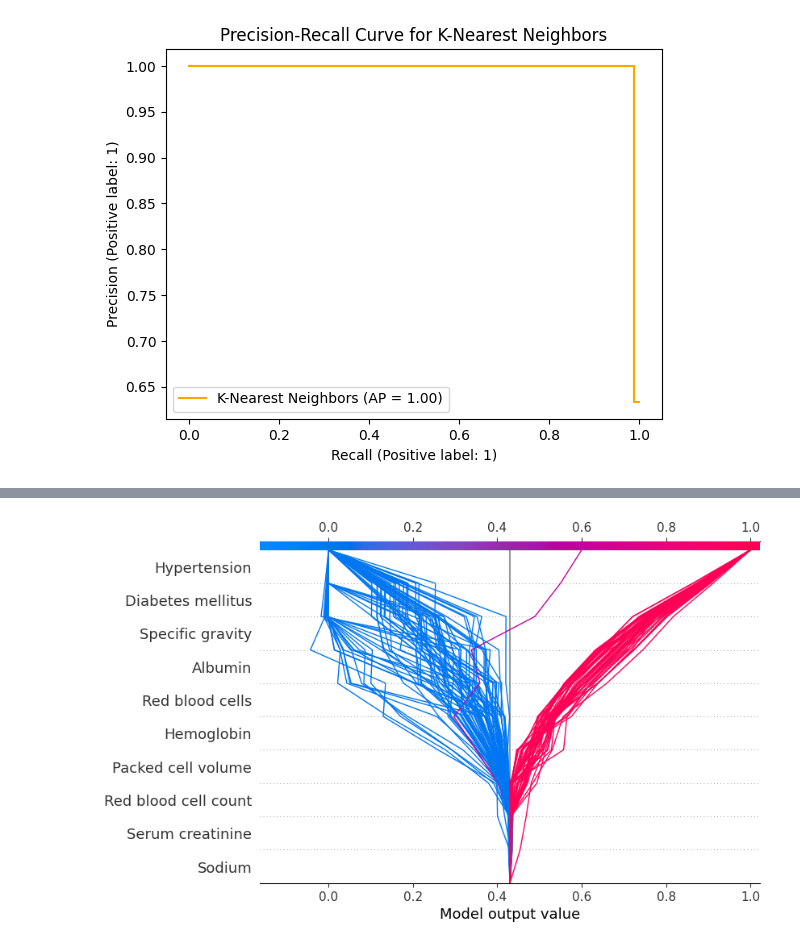
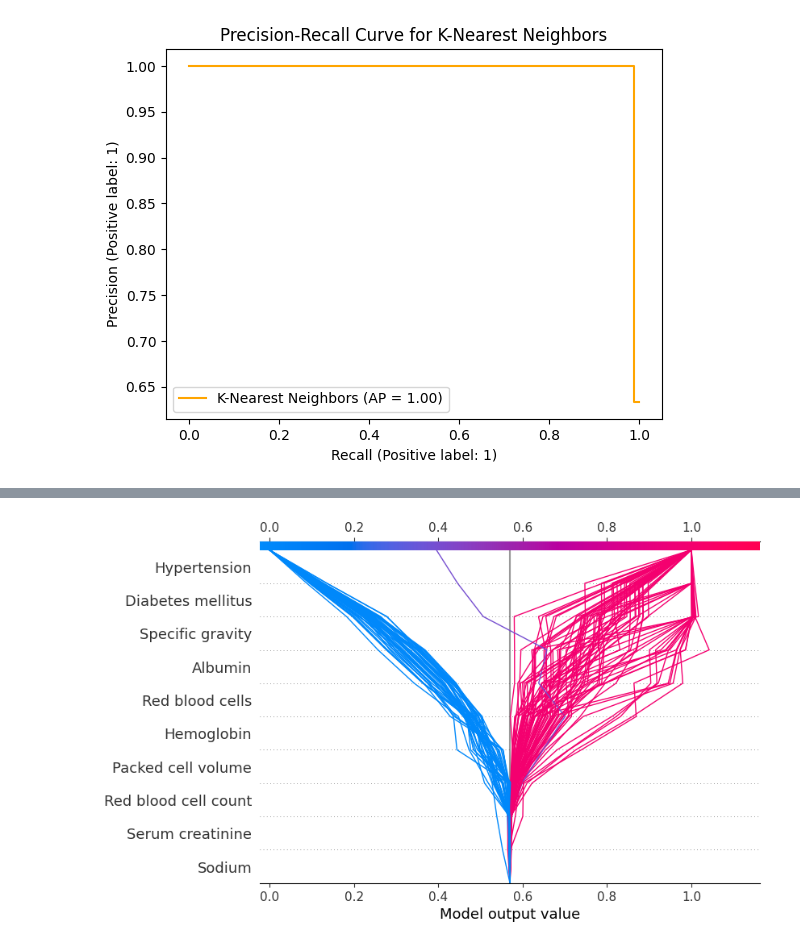
Before and after one commit to markbc7/DataHealers, a Jupyter notebook: PROJECT-CKD_1.ipynb, the cells around one changed output, grey strips where cells are left out. Drawn from its saved outputs; the diff is of its cells as text; code cells hidden in the pictures.

```diff
--- a/PROJECT-CKD_1.ipynb
+++ b/PROJECT-CKD_1.ipynb
@@ -875,4 +905,4 @@ shap.summary_plot(shap_values, X_test, feature_names=feature_columns, class_name
 # %%
-shap.decision_plot(explainer_knn.expected_value[0], shap_values[0], X_test, feature_names=feature_columns)
+shap.decision_plot(explainer_knn.expected_value[1], shap_values[1], X_test, feature_names=feature_columns)
 # %% [output]
-[figure, old version]
+[figure, new version]
```
Also changed, not shown: parts of 30 cells of this notebook, 5 other files.
